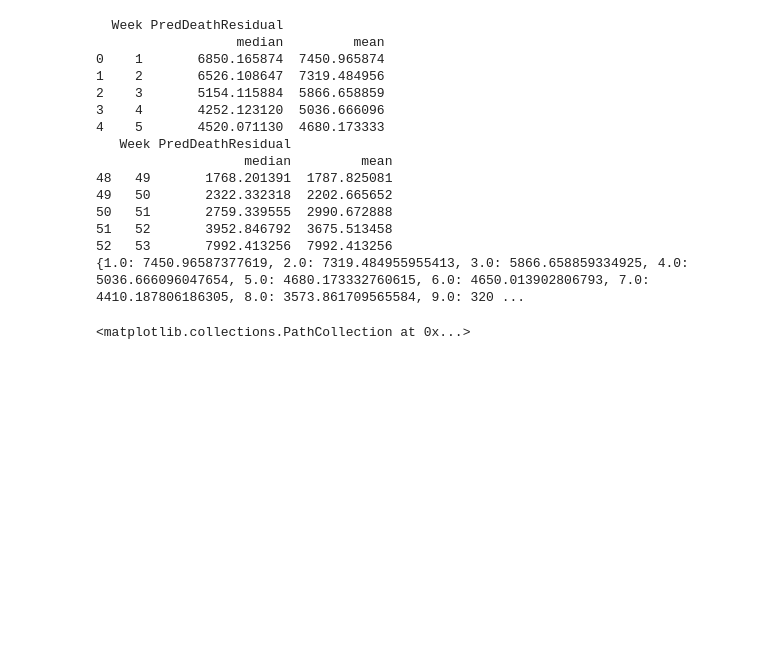
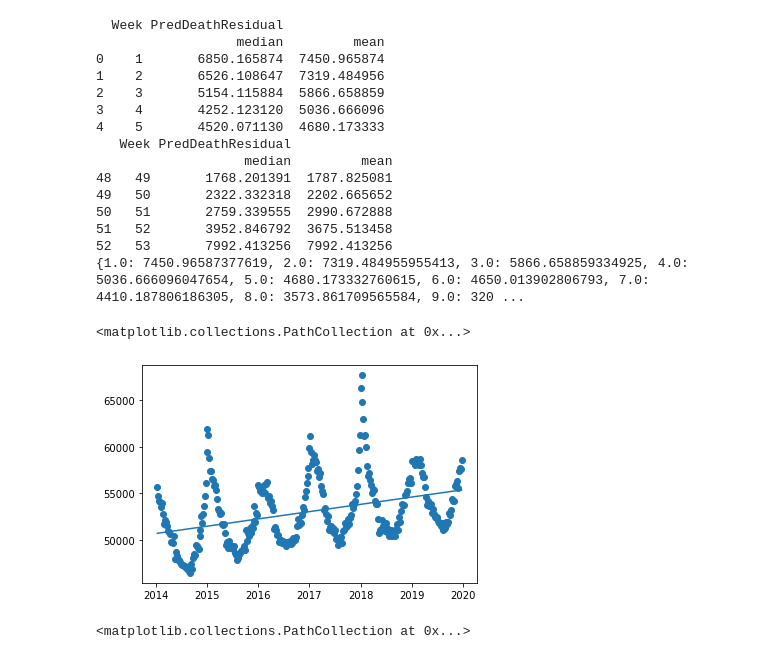
Before and after one commit to btrapp/covidmortality2020, a Jupyter notebook: Mortality.ipynb, the cells around one changed output. Cells and saved outputs as stored; diff of their text form; code cells hidden in the pictures; blank space fills up the shorter version.

```diff
--- a/Mortality.ipynb
+++ b/Mortality.ipynb
@@ -304,6 +325,13 @@ print(dictMeanAdv)
 51   52       3952.846792  3675.513458
 52   53       7992.413256  7992.413256
 {1.0: 7450.96587377619, 2.0: 7319.484955955413, 3.0: 5866.658859334925, 4.0: 5036.666096047654, 5.0: 4680.173332760615, 6.0: 4650.013902806793, 7.0: 4410.187806186305, 8.0: 3573.861709565584, 9.0: 320 ...
+# %%
+#Here's the linear fit of the 2014-2019 data:
+plt.plot(x,y_pred)
+plt.scatter(x=dfOld['YearValue'],y=dfOld['Deaths'])
+# %% [output]
+<matplotlib.collections.PathCollection at 0x...>
+[figure, added]
 # %%
 #Plot overall mortality by week of year.
 avgDeathsDfAdv.plot.line(x='Week', y='PredDeathResidual',title='Average US Mortality by Week',linewidth=3)
```
Also changed, not shown: parts of 14 cells of this notebook.
